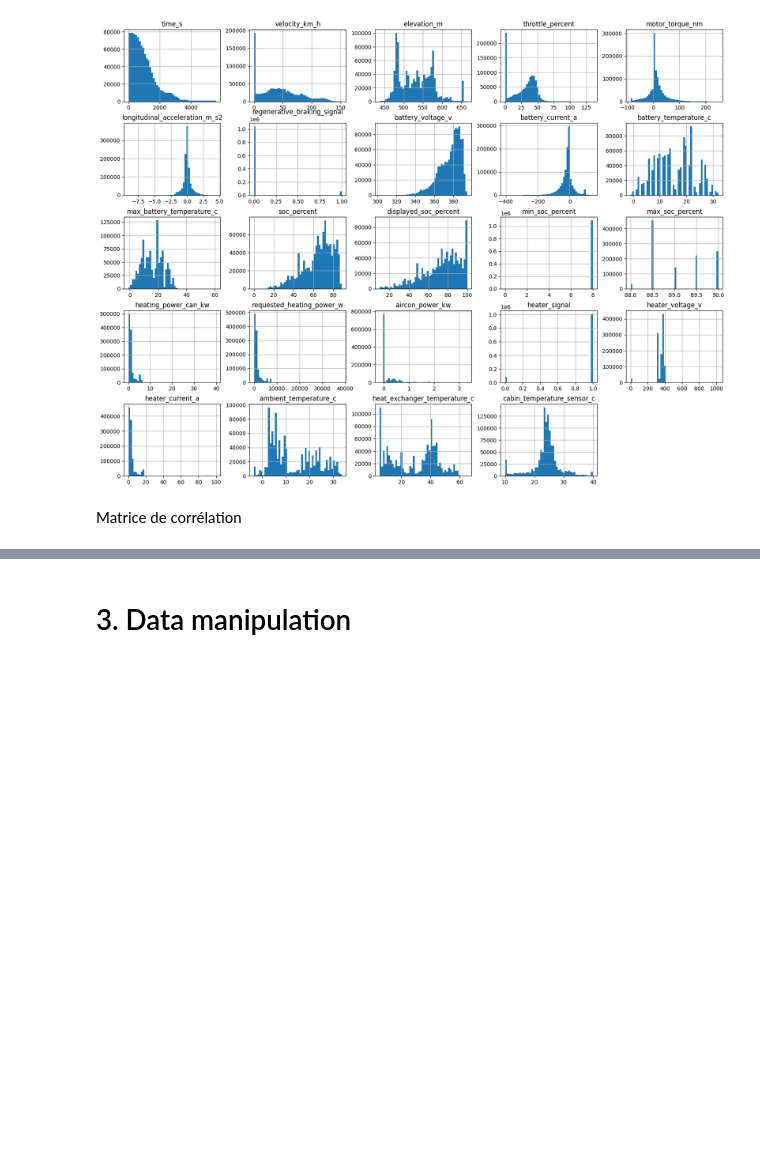
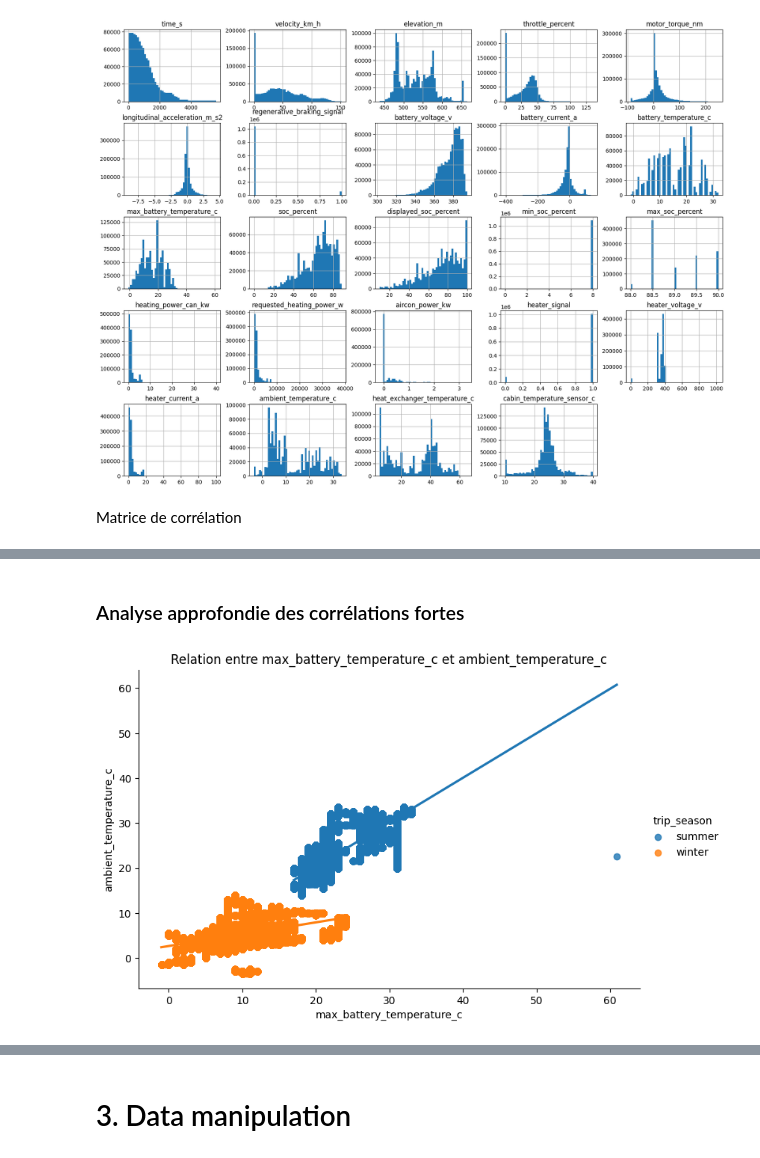
Before and after one commit to nathanboschi25/S4_DataViz_Project, a Jupyter notebook: Project.ipynb, the cells around one changed output, grey strips where cells are left out. Cells and saved outputs as stored; diff of their text form; code cells hidden in the pictures; blank space fills up the shorter version.

```diff
--- a/Project.ipynb
+++ b/Project.ipynb
@@ -321,0 +325,20 @@ plt.show()
+# %% [markdown]
+### Analyse approfondie des corrélations fortes
+# %%
+df.columns = df.columns.str.strip()
+
+strong_correlations = [
+    ('max_battery_temperature_c', 'ambient_temperature_c'),
+]
+
+for x_var, y_var in strong_correlations:
+    if x_var in df.columns and y_var in df.columns:
+        sns.lmplot(x=x_var, y=y_var, data=df, aspect=1.5, hue='trip_season')
+        plt.title(f'Relation entre {x_var} et {y_var}')
+        plt.xlabel(x_var)
+        plt.ylabel(y_var)
+    else:
+        print(f"Une des variables n'est pas trouvée dans le DataFrame : '{x_var}' ou '{y_var}'")
+plt.show()
+# %% [output]
+[figure, added]
```
Also changed, not shown: parts of 9 cells of this notebook.
